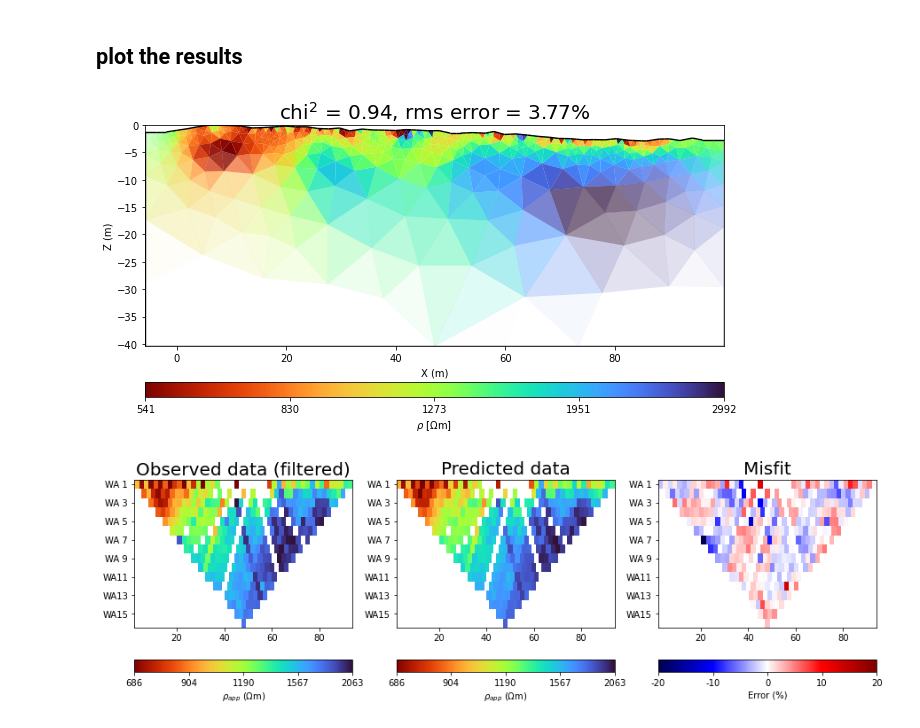
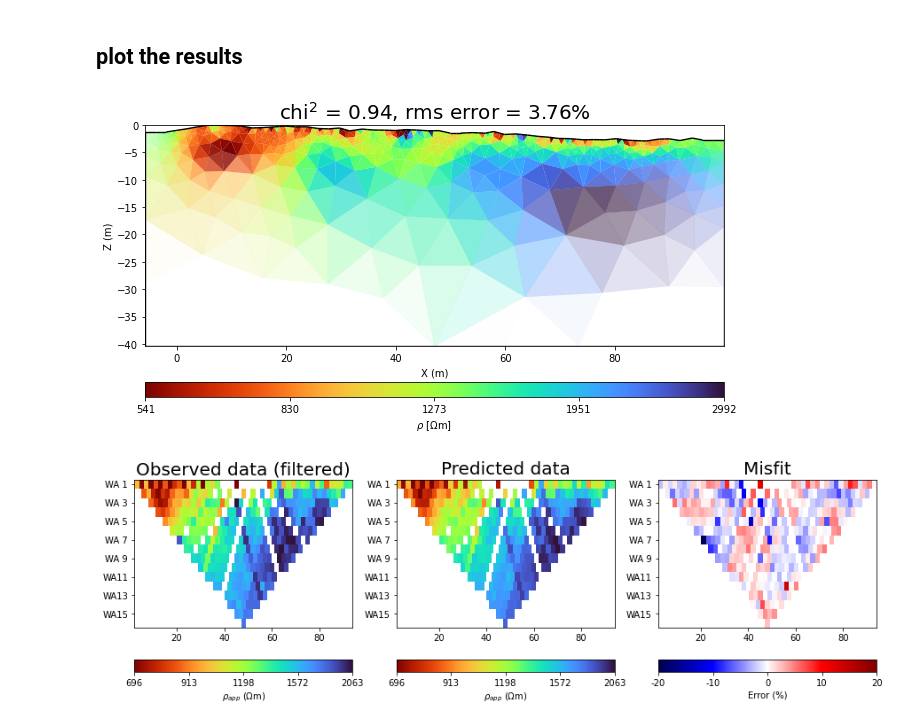
Before and after one commit to teddiherring/permafrost-data-processing, a Jupyter notebook: data_processing.ipynb, the cells around one changed output. Drawn from its saved outputs; the diff is of its cells as text; code cells hidden in the pictures.

```diff
--- a/data_processing.ipynb
+++ b/data_processing.ipynb
@@ -174,8 +182,8 @@ df_filt = df_checked.copy()
 
 I_tf = (np.unique(np.hstack([
     np.where(df_filt['rhoa'] <= 0)[0],
-    np.where(df_filt['err'] > 10)[0],
-    np.where(df_filt['rhoa'] > 9*np.std(df_filt['rhoa']))[0]
+    np.where(df_filt['err'] > th_err)[0],
+    np.where(df_filt['rhoa'] > th_std*np.std(df_filt['rhoa']))[0]
 ])))
 
 df_filt = df_filt.drop(I_tf)
@@ -201,7 +209,7 @@ an = df_filt['a'] - df_filt['n']
 # pos is just a placeholder variable describing relative electrode positions...
 
 pos = (np.array([ab,am,an]).T).astype(dtype=float)
-pos_uniq = np.unique(pos, axis=0)
+pos_uniq = np.flipud(np.unique(pos, axis=0))
 
 # ...and we'll add this info to dataframe for convenience
 
@@ -238,7 +246,6 @@ df_sort = df_sort.reset_index(drop=True)
 
 df_filt = df_sort.copy()
 
-th = 0.5 # threshold for filter TODO: could make this higher for shallower data
 n_mmf = 0 # keeping track of how many data are removed
 
 ikeep = np.ones(df_filt.shape[0],dtype=bool)
@@ -251,7 +258,7 @@ for j in range(len(pos_uniq)): # loop through each unique depth level
     # moving median of data points
 
     mm = []
-    r = np.array(df_filt['rhoa'],dtype=float)[I]
+    r = np.log(np.array(df_filt['rhoa'],dtype=float)[I])
 
     for i in range(len(I)): # loop through depth level from left to right
         if i==0:
@@ -265,7 +272,7 @@ for j in range(len(pos_uniq)): # loop through each unique depth level
         else:
             mm.append(np.median(r[i-2:i+3]))
 
-    ithrow = np.where(abs(r-mm)/mm > th)[0]
+    ithrow = np.where(abs(r-mm)/mm > th_mmf)[0]
     n_mmf = n_mmf + len(ithrow)
 
     # get rid of outlier data
@@ -305,10 +312,10 @@ perc_filt = np.hstack(perc_filt)
 
 # identify which electrodes are bad based on a threshold
 # (here, if more than 25% of data with that electrode have been filtered)
-e_bad = elec_all[perc_filt > 25]
+e_bad = elec_all[perc_filt > th_elec_filt]
 
-if len(e_bad)==len(data_raw.sensors()):
-    print('WARNING: too many data points filtered.')
+if len(e_bad)==len(data_raw.sensors()): # i.e. if all electrodes are "bad"
+    print('ABORT: too many bad electrodes. Data should not be inverted.')
 
 I_ef = []
 for i in range(len(df_filt['a'])):
@@ -494,35 +502,35 @@ fig, ax = plt.subplots(1,3,figsize=[15,4])
 mgr.showData(
     vals=data_filt['rhoa'],
     ax=ax[0],
     label=r'$\rho_{app}$ ($\Omega$m)',
     cMap='turbo_r',
-    cMin=np.sort(data_filt['rhoa'])[int(len(data_filt['rhoa'])/100)],
-    cMax=np.sort(data_filt['rhoa'])[-int(len(data_filt['rhoa'])/100)],
+    cMin=np.sort(data_filt['rhoa'])[int(len(data_filt['rhoa'])/100+1)],
+    cMax=np.sort(data_filt['rhoa'])[-int(len(data_filt['rhoa'])/100+1)],
     logScale=True
 );
 
 mgr.showData(
     vals=mgr.inv.response,
     ax=ax[1],
     label=r'$\rho_{app}$ ($\Omega$m)',
     cMap='turbo_r',
-    cMin=np.sort(data_filt['rhoa'])[int(len(data_filt['rhoa'])/100)],
-    cMax=np.sort(data_filt['rhoa'])[-int(len(data_filt['rhoa'])/100)],
+    cMin=np.sort(data_filt['rhoa'])[int(len(data_filt['rhoa'])/100+1)],
+    cMax=np.sort(data_filt['rhoa'])[-int(len(data_filt['rhoa'])/100+1)],
     logScale=True
 );
 
 mgr.showData(
     vals=((mgr.inv.response-data_filt['rhoa'])/data_filt['rhoa'])*100,
     ax=ax[2],
     label='Error (%)',
     cMap='seismic',
     cMin=-20,
     cMax=20
 );
 
 ax[0].set_title('Observed data (filtered)',fontsize=20)
 ax[1].set_title('Predicted data',fontsize=20)
 ax[2].set_title('Misfit',fontsize=20);
 # %% [output]
 [figure]
-[figure, old version]
+[figure, new version]
```
Also changed, not shown: parts of 5 cells of this notebook.
